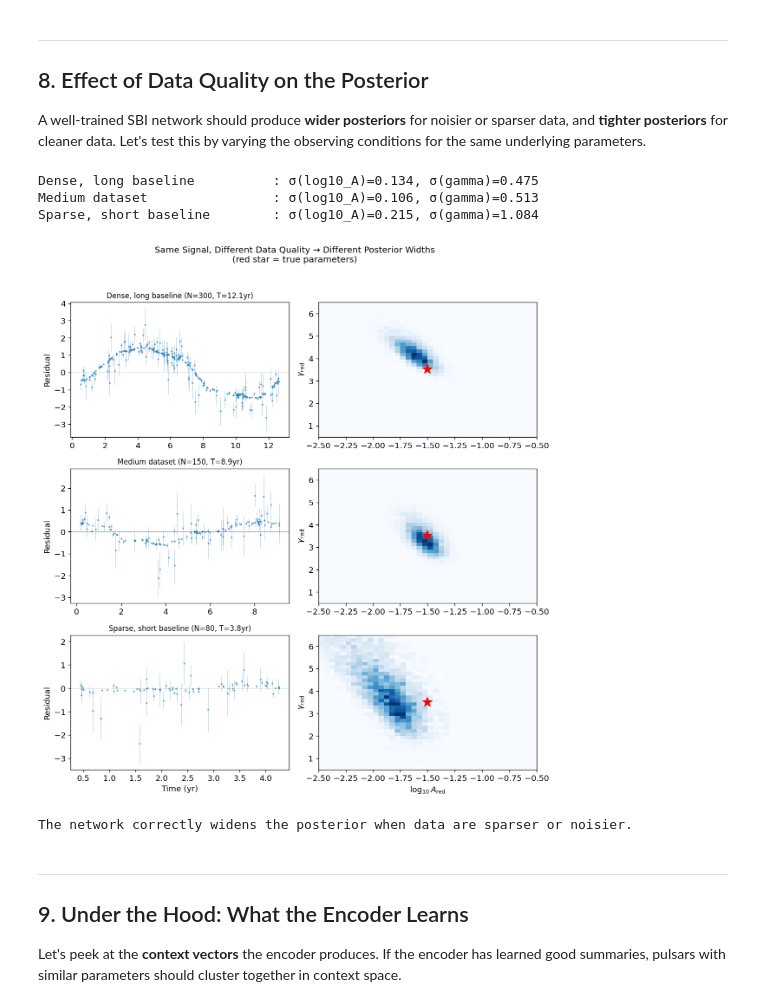
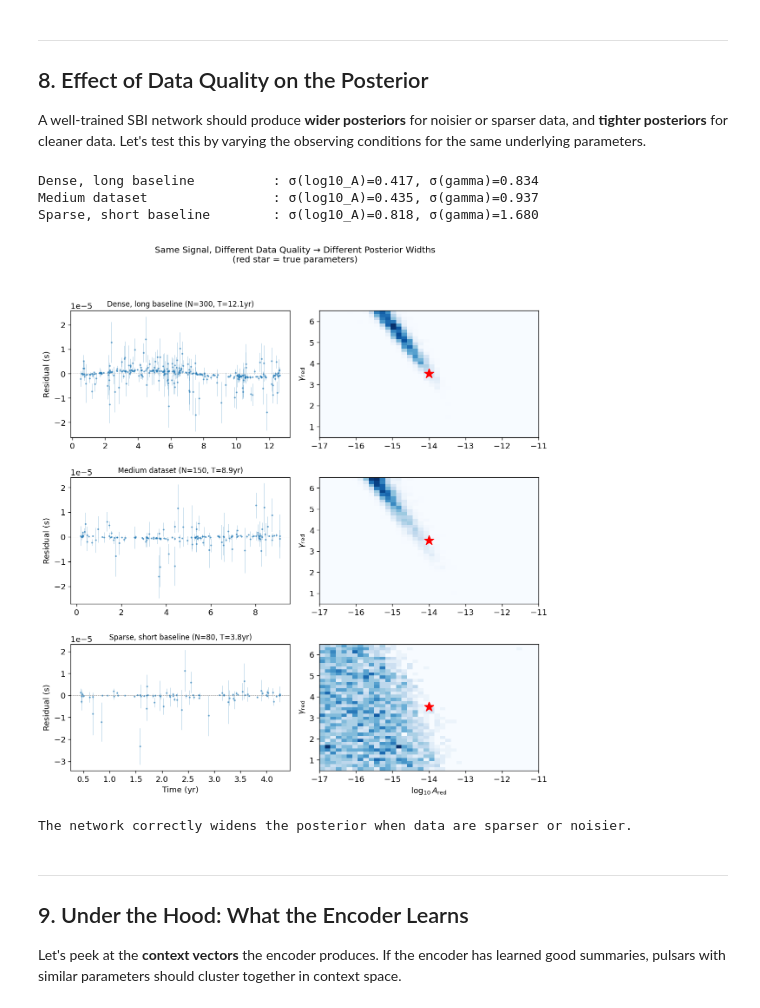
Before and after one commit to stevertaylor/pta-transformer-sbi, a Jupyter notebook: tutorial_sbi_framework.ipynb, the cells around one changed output. Cells and saved outputs as stored; diff of their text form; code cells hidden in the pictures.

```diff
--- a/tutorial_sbi_framework.ipynb
+++ b/tutorial_sbi_framework.ipynb
@@ -100,7 +102,7 @@ for i, ax in enumerate(axes):
         ax.scatter(sched.t[mask], sched.sigma[mask], s=8, alpha=0.6,
                    c=colors.get(freq_val, 'gray'), label=f'{freq_val:.0f} MHz')
 
-    ax.set_ylabel('$\\sigma_i$ (arb.)')
+    ax.set_ylabel('$\\sigma_i$ (s)')
     ax.set_yscale('log')
     ax.set_title(f'Schedule {i+1}: N_TOA={sched.n_toa}, T_span={sched.tspan:.1f} yr', fontsize=10)
     if i == 0:
@@ -111,5 +113,5 @@ fig.suptitle('Synthetic Observing Schedules', fontsize=13, y=1.01)
 fig.tight_layout()
 plt.show()
 
-print(f"Notice the seasonal gaps, variable cadence, and heteroskedastic σ.")
+print(f"Notice the seasonal gaps, variable cadence, and heteroskedastic σ (100 ns – 10 μs).")
 # %% [output]
@@ -190,15 +195,15 @@ Let's simulate several pulsars with different parameter values to see how the si
 # %%
 from src.priors import UniformPrior
 
-prior_bounds = {'log10_A_red': [-2.5, -0.5], 'gamma_red': [0.5, 6.5]}
+prior_bounds = {'log10_A_red': [-17, -11], 'gamma_red': [0.5, 6.5]}
 prior = UniformPrior(prior_bounds)
 
 # Simulate pulsars at different corners of parameter space
 test_params = [
-    (np.array([-2.0, 2.0]), 'Weak, flat spectrum'),
-    (np.array([-0.8, 2.0]), 'Strong, flat spectrum'),
-    (np.array([-2.0, 5.5]), 'Weak, steep spectrum'),
-    (np.array([-0.8, 5.5]), 'Strong, steep spectrum'),
+    (np.array([-16, 2.0]), 'Weak, flat spectrum'),
+    (np.array([-12, 2.0]), 'Strong, flat spectrum'),
+    (np.array([-16, 5.5]), 'Weak, steep spectrum'),
+    (np.array([-12, 5.5]), 'Strong, steep spectrum'),
 ]
 
 fig, axes = plt.subplots(2, 2, figsize=(12, 7))
@@ -213,10 +218,10 @@ for i, (theta, label) in enumerate(test_params):
     ax.errorbar(sim.t, sim.residuals, yerr=sim.sigma, fmt='.', ms=3, alpha=0.5,
                 elinewidth=0.5, capsize=0)
     ax.axhline(0, color='gray', ls='--', lw=0.5)
-    ax.set_title(f'{label}\n$\\log_{{10}} A={theta[0]:.1f}$, $\\gamma={theta[1]:.1f}$, '
+    ax.set_title(f'{label}\n$\\log_{{10}} A={theta[0]:.0f}$, $\\gamma={theta[1]:.1f}$, '
                  f'N={len(sim.t)}, T={sim.tspan:.1f} yr', fontsize=9)
     ax.set_xlabel('Time (yr)')
-    ax.set_ylabel('Residual')
+    ax.set_ylabel('Residual (s)')
 
 fig.suptitle('Simulated Pulsar Residuals Across Parameter Space', fontsize=13, y=1.02)
 fig.tight_layout()
@@ -283,10 +301,10 @@ sim = simulate_pulsar(theta_true, sched, n_modes=30, rng=rng)
 print(f"True parameters: log10_A = {theta_true[0]:.3f}, gamma = {theta_true[1]:.3f}")
 print(f"Schedule: N_TOA = {len(sim.t)}, T_span = {sim.tspan:.2f} yr")
 
-# Compute exact posterior on a grid (this is the expensive step!)
+# Compute exact posterior on a grid (using Woodbury identity for speed)
 exact = exact_posterior_grid(
     sim.residuals, sim.sigma, sim.F, sim.tspan, sim.n_modes,
-    prior_bounds, n_grid=80, jitter=1e-6,
+    prior_bounds, n_grid=80, jitter=1e-20,
 )
 
 print(f"\nExact MAP estimate: log10_A = {exact['map_theta'][0]:.3f}, gamma = {exact['map_theta'][1]:.3f}")
@@ -633,7 +651,7 @@ t_start = time.time()
 for sim_i in sims:
     exact_i = exact_posterior_grid(
         sim_i.residuals, sim_i.sigma, sim_i.F, sim_i.tspan, sim_i.n_modes,
-        prior_bounds, n_grid=60, jitter=1e-6,
+        prior_bounds, n_grid=60, jitter=1e-20,
     )
     exact_results.append(exact_i)
 
@@ -891,7 +909,7 @@ gamma: mean bias = 0.0946, RMSE = 0.4872
 A well-trained SBI network should produce **wider posteriors** for noisier or sparser data, and **tighter posteriors** for cleaner data. Let's test this by varying the observing conditions for the same underlying parameters.
 # %%
 # Fix parameters, vary data quality
-theta_fixed = np.array([-1.5, 3.5])  # moderate signal
+theta_fixed = np.array([-14, 3.5])  # moderate signal in physical units
 
 scenarios = [
     {'label': 'Dense, long baseline', 'n_min': 300, 'n_max': 400, 't_min': 12, 't_max': 15},
@@ -913,38 +931,38 @@ for i, sc in enumerate(scenarios):
         samples = model.sample_posterior(batch, n_samples=5000)[0].cpu().numpy()
 
     # Plot data
     axes[i, 0].errorbar(sim_sc.t, sim_sc.residuals, yerr=sim_sc.sigma,
                         fmt='.', ms=3, alpha=0.5, elinewidth=0.5, capsize=0)
     axes[i, 0].axhline(0, color='gray', ls='--', lw=0.5)
-    axes[i, 0].set_ylabel('Residual')
+    axes[i, 0].set_ylabel('Residual (s)')
     axes[i, 0].set_title(f"{sc['label']} (N={len(sim_sc.t)}, T={sim_sc.tspan:.1f}yr)", fontsize=10)
 
     # Plot posterior
     axes[i, 1].hist2d(samples[:, 0], samples[:, 1], bins=40, cmap='Blues',
                       range=[[prior_bounds['log10_A_red'][0], prior_bounds['log10_A_red'][1]],
                              [prior_bounds['gamma_red'][0], prior_bounds['gamma_red'][1]]])
     axes[i, 1].plot(theta_fixed[0], theta_fixed[1], 'r*', ms=14)
     axes[i, 1].set_ylabel('$\\gamma_{\\rm red}$')
 
     # Report width
     w_A = samples[:, 0].std()
     w_G = samples[:, 1].std()
     print(f"{sc['label']:30s}: σ(log10_A)={w_A:.3f}, σ(gamma)={w_G:.3f}")
 
 axes[-1, 0].set_xlabel('Time (yr)')
 axes[-1, 1].set_xlabel('$\\log_{10} A_{\\rm red}$')
 
 fig.suptitle('Same Signal, Different Data Quality → Different Posterior Widths\n'
              '(red star = true parameters)', fontsize=12, y=1.02)
 fig.tight_layout()
 plt.show()
 
 print("\nThe network correctly widens the posterior when data are sparser or noisier.")
 # %% [output]
-Dense, long baseline          : σ(log10_A)=0.134, σ(gamma)=0.475
-Medium dataset                : σ(log10_A)=0.106, σ(gamma)=0.513
-Sparse, short baseline        : σ(log10_A)=0.215, σ(gamma)=1.084
+Dense, long baseline          : σ(log10_A)=0.417, σ(gamma)=0.834
+Medium dataset                : σ(log10_A)=0.435, σ(gamma)=0.937
+Sparse, short baseline        : σ(log10_A)=0.818, σ(gamma)=1.680
-[figure, old version]
+[figure, new version]
 The network correctly widens the posterior when data are sparser or noisier.
 # %% [markdown]
 ---
```
Also changed, not shown: parts of 20 cells of this notebook, 1 other file.
